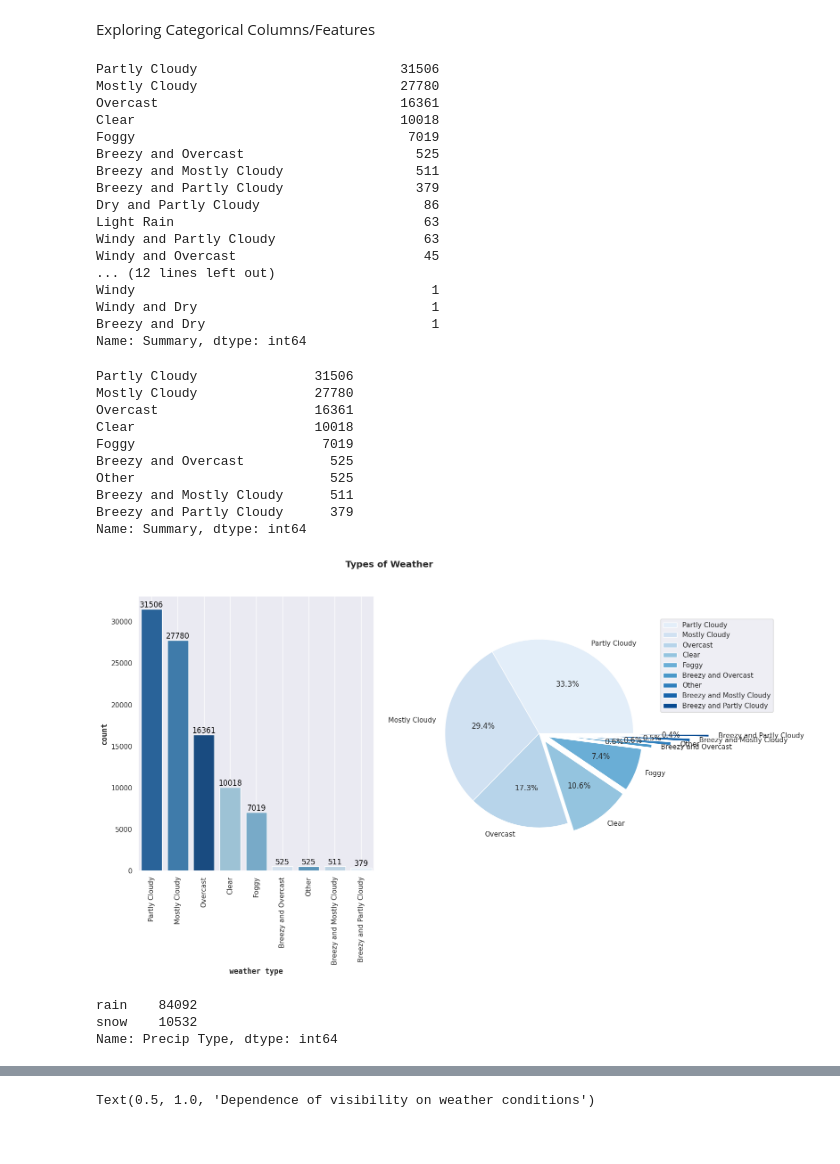
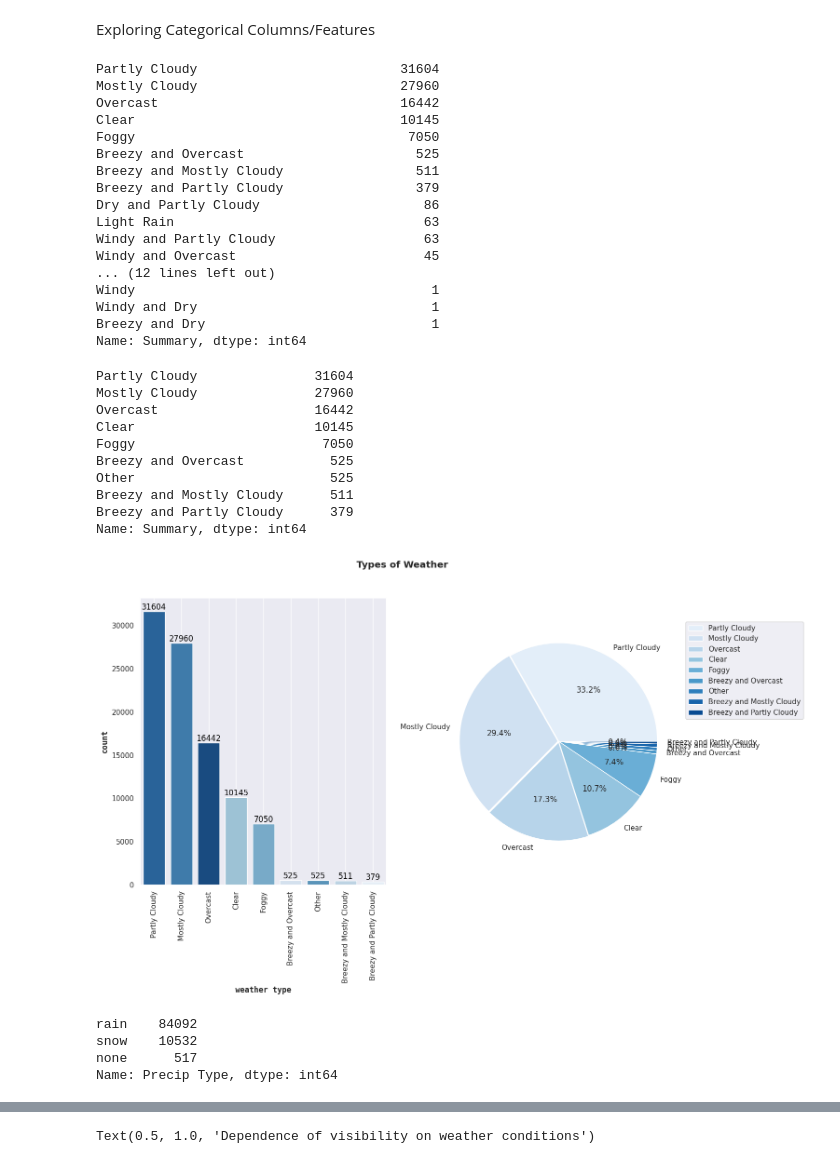
Before and after one commit to Natalia9922/Weather-Prediction, a Jupyter notebook: weather_project_regression.ipynb, the cells around one changed output, grey strips where cells are left out. Cells and saved outputs as stored; diff of their text form; code cells hidden in the pictures.

```diff
--- a/weather_project_regression.ipynb
+++ b/weather_project_regression.ipynb
@@ -22,6 +17,6 @@ Saving weatherHistory.csv to weatherHistory (3).csv
 # %%
-#defining a data frame
-df = pd.read_csv(io.BytesIO(uploaded['weatherHistory.csv']),index_col=False)
+# defining a data frame
+df = pd.read_csv('/content/weatherHistory.csv',index_col=False)
 # %% [markdown]
 # Exploratory Data Analysis (EDA)
 # %%
@@ -172,4 +176,4 @@ df_length #before 96453
 df.drop(['Loud Cover'],axis = 1,inplace = True)
 # %%
-#removing missing values
-df.dropna(inplace=True)
+# fill missing values Precip type to none
+df.fillna('none', inplace = True)
@@ -207,14 +218,14 @@ No. of numerical/float columns are: 8
 # %% [markdown]
 Exploring Categorical Columns/Features
 # %%
-#Checking the number of unique values for each text column
+# Checking the number of unique values for each text column
 df['Summary'].value_counts()
 # %% [output]
-Partly Cloudy                          31506
-Mostly Cloudy                          27780
-Overcast                               16361
-Clear                                  10018
-Foggy                                   7019
+Partly Cloudy                          31604
+Mostly Cloudy                          27960
+Overcast                               16442
+Clear                                  10145
+Foggy                                   7050
 Breezy and Overcast                      525
 Breezy and Mostly Cloudy                 511
 Breezy and Partly Cloudy                 379
@@ -228,7 +239,7 @@ Windy and Dry                              1
 Breezy and Dry                             1
 Name: Summary, dtype: int64
 # %%
-#describing less significant variables as other
+# describing less significant variables as other
 allowed_vals = ['Partly Cloudy',
                 'Mostly Cloudy',
                 'Overcast',
@@ -242,11 +253,11 @@ allowed_vals = ['Partly Cloudy',
 df.loc[~df["Summary"].isin(allowed_vals), "Summary"] = "Other"
 df.Summary.value_counts()
 # %% [output]
-Partly Cloudy               31506
-Mostly Cloudy               27780
-Overcast                    16361
-Clear                       10018
-Foggy                        7019
+Partly Cloudy               31604
+Mostly Cloudy               27960
+Overcast                    16442
+Clear                       10145
+Foggy                        7050
 Breezy and Overcast           525
 Other                         525
 Breezy and Mostly Cloudy      511
@@ -255,41 +266,41 @@ Name: Summary, dtype: int64
 # %%
 fig, ax = plt.subplots(1, 2, figsize=(15,8))
 x=df['Summary'].value_counts().index
 y=df['Summary'].value_counts().values.tolist()
 data = df.groupby("Summary").size()
 
 sns.set(style="dark", color_codes=True)
 pal = sns.color_palette("Blues", len(data))
 rank = data.argsort().argsort()
 
 #Create a barplot
 sns.barplot(x=x,y=y,palette=np.array(pal[::-1])[rank],ax = ax[0])
 #Assign values to bars
 for p in ax[0].patches:
         ax[0].annotate('{:.0f}'.format(p.get_height()), (p.get_x()+0.4, p.get_height()),
                     ha='center', va='bottom',
                     color= 'black')
 
 ax[0].set_xlabel('weather type',weight='semibold', fontname = 'monospace')
 ax[0].set_ylabel('count',weight='semibold', fontname = 'monospace')
 ax[0].xaxis.set_tick_params(rotation=90)
 ax[0].grid()
 
 #Create a pie chart, _, _,
 _, _, autotexts= ax[1].pie(y, labels = x, colors = pal, autopct='%1.1f%%',
-        explode=[0,0,0,0.1,0.1,0.2, 0.4, 0.6, 0.8])
-
+explode=[0,.01, 0.01,0,0 ,0,0,0,0])
 
 plt.legend(bbox_to_anchor=(1, 1))
 plt.suptitle ('Types of Weather',weight = 'bold')
 plt.show()
 # %% [output]
-[figure, old version]
+[figure, new version]
 # %%
 df['Precip Type'].value_counts()
 # %% [output]
 rain    84092
 snow    10532
+none      517
 Name: Precip Type, dtype: int64
 # %%
 fig, ax = plt.subplots(1, 2, figsize=(15,8))
```
Also changed, not shown: parts of 67 cells of this notebook.
